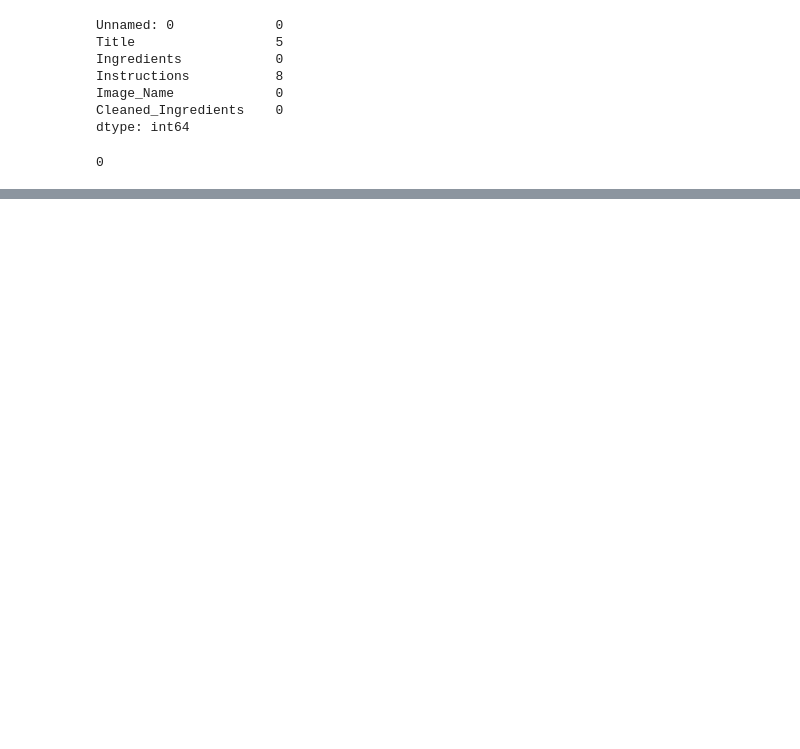
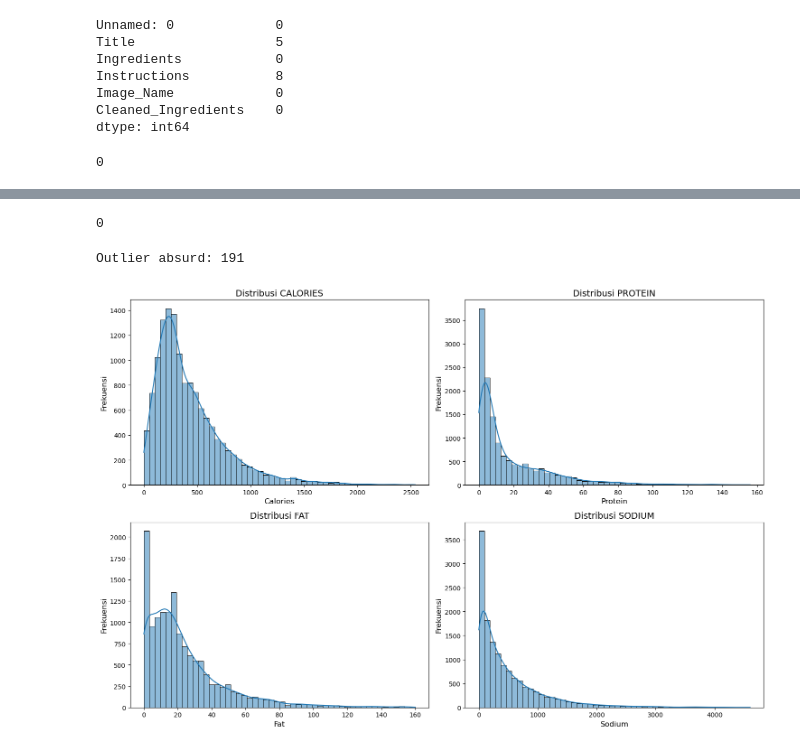
Before and after one commit to neebulaa/trofes-model, a Jupyter notebook: clean-model-script.ipynb, the cells around one changed output, grey strips where cells are left out. Cells and saved outputs as stored; diff of their text form; code cells hidden in the pictures; blank space fills up the shorter version.

```diff
--- a/clean-model-script.ipynb
+++ b/clean-model-script.ipynb
@@ -81,0 +228,20 @@ Hasil EDA data receipt :
+# %%
+for col in nutri_cols:
+    print(f"--- KOLOM: {col.upper()} ---")
+
+    # 1. Menampilkan 10 Data Terbesar (Nilai Ekstrem Kanan)
+    print(f"\n10 RESEP DENGAN {col.upper()} TERBESAR:")
+
+    # Menggunakan nlargest dan memilih kolom Title (jika ada di df_numFeature)
+    # serta kolom nutrisi yang bersangkutan untuk konteks.
+    largest = df_numFeature.nlargest(10, col)[['title', col]]
+    print(largest)
+
+    # 2. Menampilkan 10 Data Terkecil (Nilai Ekstrem Kiri/Dekat Nol)
+    print(f"\n10 RESEP DENGAN {col.upper()} TERKECIL:")
+
+    # Menggunakan nsmallest
+    smallest = df_numFeature.nsmallest(10, col)[['title', col]]
+    print(smallest)
+
+    print("\n" + "="*40)
@@ -81,0 +503,56 @@ Hasil EDA data receipt :
+# %%
+# 1) Delete duplicate data
+df_numFeature_cleaned = df_numFeature.drop_duplicates().reset_index(drop=True)
+df_numFeature_cleaned.duplicated().sum()
+# %% [output]
+0
+# %%
+# 2) Elimination Outlier Ekstrim
+"""
+Disini berdasarkan pada :
+- Domain knowledge (USDA, WHO, FDA)
+- Distribusi data (quantile 99.9%)
+- Comparative meal statistics : Rata-rata, Maximum per serving dari database resmi, Outlier di kalangan bodybuilder / ultra-high-calorie meals
+
+Dan semua referensi itu sepakat bahwa nilai yang paling sesuai dalam menangani outlier adalah dengan drop
+berdasarkan threshold :
+calories > 5000 kkal
+protein > 300 g
+fat > 300 g
+sodium > 10000 mg
+"""
+
+cleaned_outlier = (
+    (df_numFeature_cleaned['calories'] > 5000) |
+    (df_numFeature_cleaned['protein'] > 300) |
+    (df_numFeature_cleaned['fat'] > 300) |
+    (df_numFeature_cleaned['sodium'] > 10000)
+)
+
+print("Outlier absurd:", cleaned_outlier.sum())
+df_numFeature_cleaned = df_numFeature_cleaned[~cleaned_outlier].reset_index(drop=True)
+# %% [output]
+Outlier absurd: 191
+# %%
+for col in nutri_cols:
+    q99_5 = df_numFeature_cleaned[col].quantile(0.995)
+    df_numFeature_cleaned = df_numFeature_cleaned[df_numFeature_cleaned[col] <= q99_5]
+
+df_numFeature_cleaned = df_numFeature_cleaned.reset_index(drop=True)
+# %%
+plt.figure(figsize=(15, 10))
+df_nutri_cutted = df_numFeature_cleaned[nutri_cols]
+for i, col in enumerate(nutri_cols):
+    plt.subplot(2, 2, i + 1) # Membuat 4 subplot (2 baris, 2 kolom)
+
+    # Menggunakan displot dengan parameter hist_kws untuk batas bin
+    sns.histplot(df_nutri_cutted[col], kde=True, bins=50)
+
+    plt.title(f'Distribusi {col.upper()}', fontsize=14)
+    plt.xlabel(col.capitalize(), fontsize=12)
+    plt.ylabel('Frekuensi', fontsize=12)
+
+plt.tight_layout()
+plt.show()
+# %% [output]
+[figure, added]
```
Also changed, not shown: parts of 90 cells of this notebook, 10 other files.
